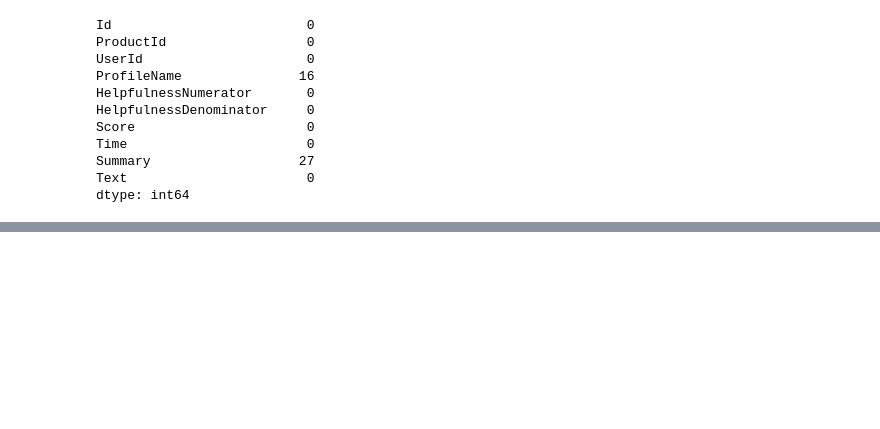
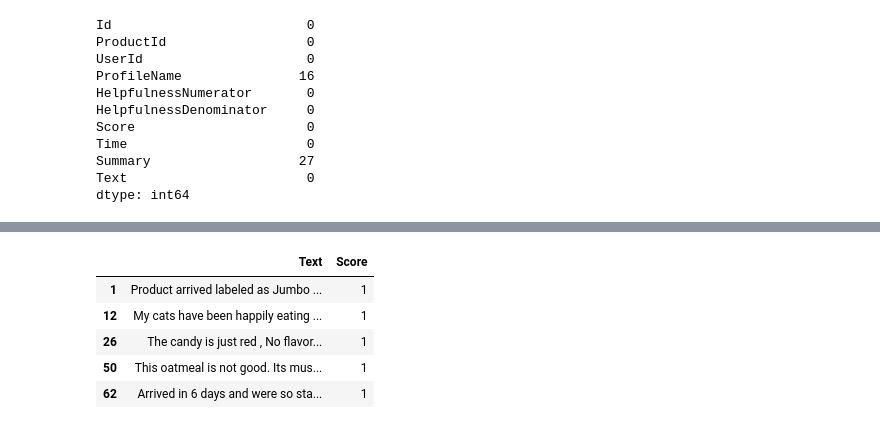
Before and after one commit to doramasma/Sentiment-Analisys, a Jupyter notebook: analisis-opiniones.ipynb, the cells around one changed output, grey strips where cells are left out. Drawn from its saved outputs; the diff is of its cells as text; code cells hidden in the pictures; blank space fills up the shorter version.

Commit message:
Text Preprocesing and testing with randomForest

```diff
--- a/analisis-opiniones.ipynb
+++ b/analisis-opiniones.ipynb
@@ -81,7 +88,14 @@ df.isnull().sum()
 df.dropna(how='any',inplace=True)
 print("Dataset sin valores nulos:", df.shape)
 
-df = df[:100000]
-print("Dataset reducido a 100000 muestras: ", df.shape)
+df1 = df.loc[df['Score'] == 1]
+df2 = df.loc[df['Score'] == 2]
+df3 = df.loc[df['Score'] == 3]
+df4 = df.loc[df['Score'] == 4]
+df5 = df.loc[df['Score'] == 5]
+
+df = pd.concat([df1[:20000],df2[:20000],df3[:20000],df4[:20000],df5[:20000]])
+
+print("Dataset Balanceado a 100000 muestras: ", df.shape)
 # %% [output]
 Dataset sin valores nulos: (568411, 10)
@@ -101,0 +112,11 @@ hola
+# %%
+score_df = pd.DataFrame(df, columns=['Text','Score'])
+score_df_lem = score_df.copy()
+score_df.head()
+# %% [output]
+|  | Text | Score |
+| 1 | Product arrived labeled as Jumbo ... | 1 |
+| 12 | My cats have been happily eating ... | 1 |
+| 26 | The candy is just red , No flavor... | 1 |
+| 50 | This oatmeal is not good. Its mus... | 1 |
+| 62 | Arrived in 6 days and were so sta... | 1 |
```
Also changed, not shown: parts of 34 cells of this notebook.
